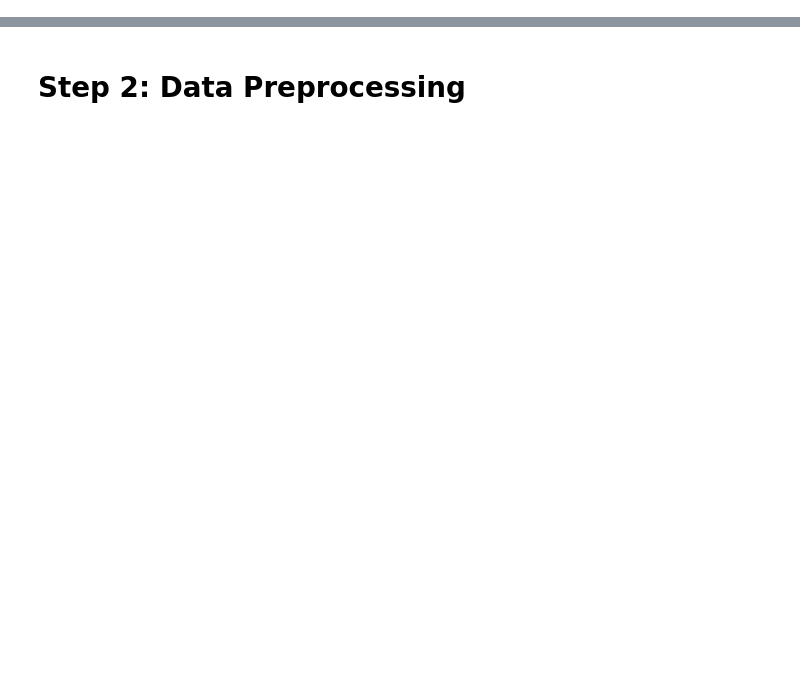
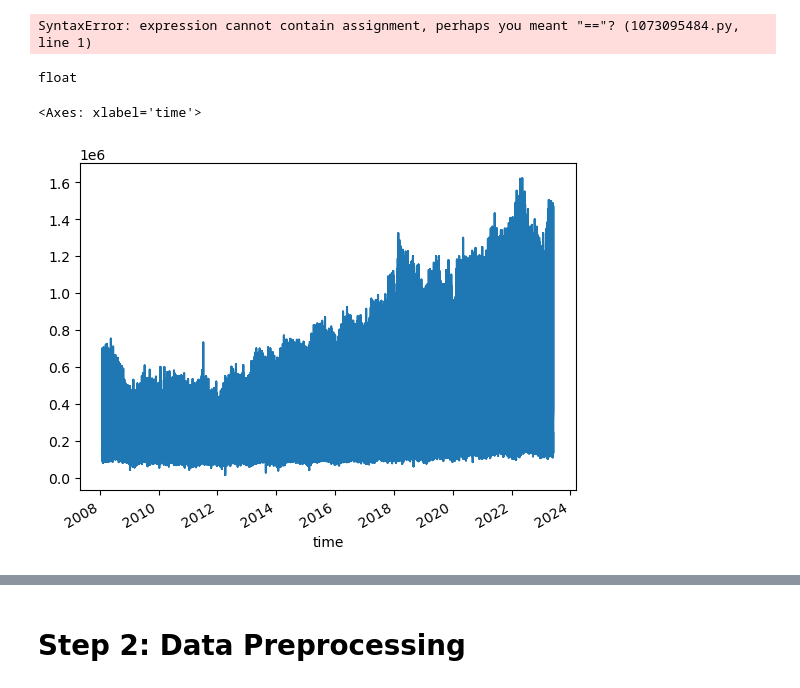
Before and after one commit to ewestrich/Investment-Time-Series-Forecasting, a Jupyter notebook: Time-Series-Notebook.ipynb, the cells around one changed output, grey strips where cells are left out. Drawn from its saved outputs; the diff is of its cells as text; code cells hidden in the pictures; blank space fills up the shorter version.

```diff
--- a/Time-Series-Notebook.ipynb
+++ b/Time-Series-Notebook.ipynb
@@ -28,2 +30,4 @@ from sklearn.metrics import mean_squared_error, mean_absolute_error
 # %%
 data = pd.read_csv('./data/zillow_data.csv')
+# %%
+df_weekly = pd.read_csv('./data/zillow_weekly_data.csv')
@@ -29,0 +59,20 @@ data = pd.read_csv('./data/zillow_data.csv')
+# %%
+def melt_data_weekly(df):
+    """
+    Takes the zillow_data dataset in wide form or a subset of the zillow_dataset.
+    Returns a long-form datetime dataframe
+    with the datetime column names as the index and the values as the 'values' column.
+
+    If more than one row is passes in the wide-form dataset, the values column
+    will be the mean of the values from the datetime columns in all of the rows.
+    """
+
+    melted = pd.melt(df, id_vars=['RegionID', 'SizeRank', 'RegionName', 'RegionType', 'StateName'], var_name='time')
+    melted['time'] = pd.to_datetime(melted['time'], infer_datetime_format=True)
+    melted = melted.dropna(subset=['value'])
+    return melted
+# %%
+weekly_melt =  melt_data_weekly(df_weekly)
+weekly_melt.set_index('time', inplace = True)
+weekly_melt.index = pd.to_datetime(weekly_melt.index)
+weekly_melt.rename(columns = {'value':'Price'}, inplace = True)
@@ -29,0 +127,2 @@ data = pd.read_csv('./data/zillow_data.csv')
+# %%
+weekly_melt['State'] = weekly_melt['StateName']
@@ -29,0 +198,13 @@ data = pd.read_csv('./data/zillow_data.csv')
+# %%
+weekly_melt.apply(lambda x: x['StateName'] = 'USA' if x['RegionName'] == 'United States')
+# %% [output]
+SyntaxError: expression cannot contain assignment, perhaps you meant "=="? (1073095484.py, line 1)
+# %%
+weekly_melt['StateName'].unique()[0]
+# %% [output]
+float
+# %%
+weekly_melt['Price'].plot()
+# %% [output]
+<Axes: xlabel='time'>
+[figure, added]
```
Also changed, not shown: parts of 201 cells of this notebook, 1 other file.
